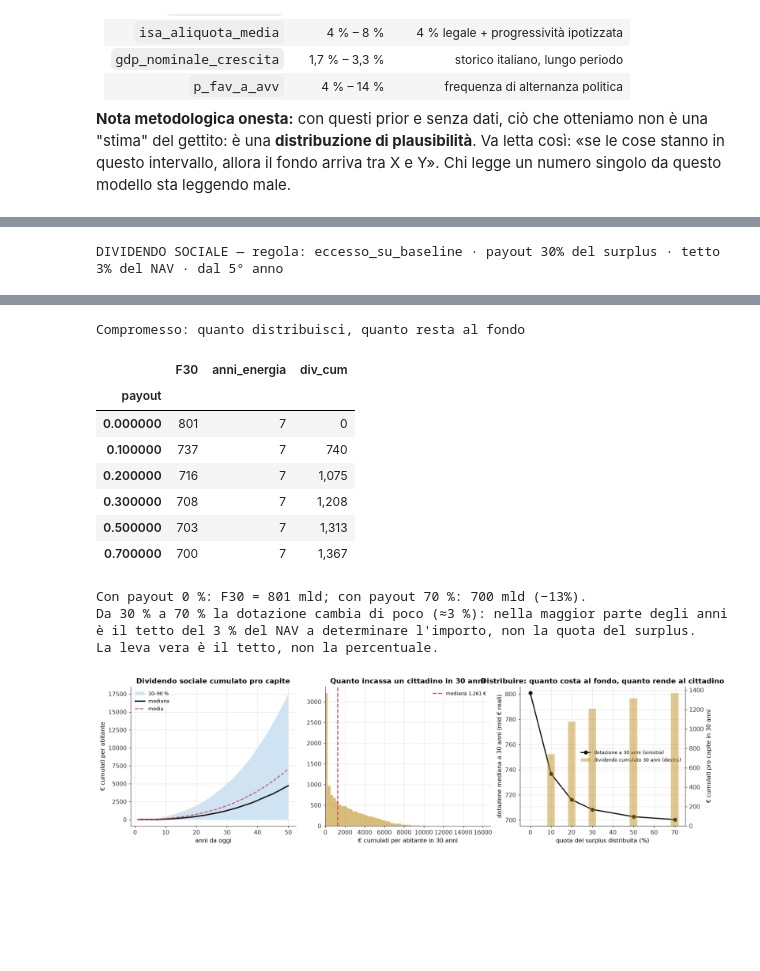
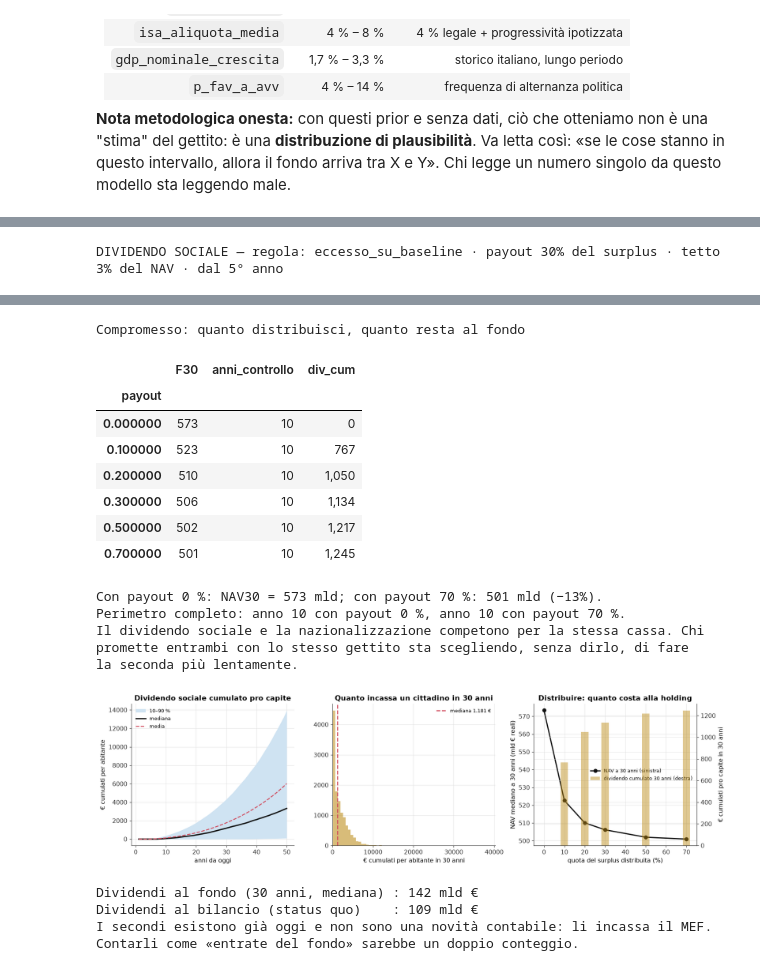
Before and after one commit to massimilianoromanello95-dotcom/Fuffaguru_AVS, a Jupyter notebook: notebooks/01_fondo_sovrano.ipynb, the cells around one changed output, grey strips where cells are left out. Drawn from its saved outputs; the diff is of its cells as text; code cells hidden in the pictures; blank space fills up the shorter version.

```diff
--- a/notebooks/01_fondo_sovrano.ipynb
+++ b/notebooks/01_fondo_sovrano.ipynb
@@ -893,7 +951,7 @@ for al in aliquote:
     y = [(P0["fonti.ipp_ricchezza_netta_mld"] * quota_oltre_soglia(s) * al
           * P0["fonti.ipp_compliance"]) - P0["fonti.ipp_costi_gestione_mld"] for s in soglie]
     axes[0].plot(soglie / 1e3, np.maximum(y, 0), marker="o", ms=4,
-                 label=f"aliquota {al * 100:.1f} %")
+                 label=f"aliquota {al * 100:.2f} %")
 axes[0].axvline(500, color=C["accent"], ls="--", lw=1.2)
 axes[0].text(510, axes[0].get_ylim()[1] * 0.93, "soglia scelta\n500 k€", fontsize=8.5,
              color=C["accent"], va="top")
@@ -1769,9 +2262,8 @@ else:
     MKT.to_csv(CSV_PATH, index=False)
     fonte = f"scritto in {CSV_PATH.name} (modificalo e rilancia per usare i tuoi dati)"
 
-COLMAP = {"ENEL": "enel", "ENI": "eni", "Poste Italiane": "poste", "Terna": "terna",
-          "Snam": "snam", "Leonardo": "leonardo", "FS / Trenitalia": "fs",
-          "TIM rete (NetCo)": "tim"}
+COLMAP = {"ENEL": "enel", "ENI": "eni", "Poste": "poste", "Terna": "terna",
+          "Snam": "snam", "Leonardo": "leonardo", "TIMrete": "tim"}
 
 _cols = [COLMAP[t] for t in BASKET.index]
 _R = MKT[_cols].to_numpy(dtype=float)
@@ -1902,7 +2394,17 @@ p0[:, 2] = np.clip(p0[:, 2], M.y_prior_lo + 1e-3, M.y_prior_hi - 1e-3)
 p0[:, 3] = np.clip(p0[:, 3], 0.001, 0.079)
 
 if HAS_EMCEE:
+    # Seed esplicito: `seed=` non è un argomento di EnsembleSampler (viene
+    # inghiottito da **kwargs e ignorato) — il generatore va assegnato a mano.
+    # Senza questo, ogni run del notebook produce numeri diversi e i commenti
+    # nei markdown invecchiano da soli.
+    # emcee tocca ANCHE il generatore globale (oltre al proprio
+    # `random_state`), quindi vanno seminati entrambi — altrimenti ogni run
+    # del notebook produce una catena diversa e i numeri nei commenti
+    # invecchiano da soli. Verificato: due run identiche danno lo stesso μ.
+    np.random.seed(SEED)
     _sampler = emcee.EnsembleSampler(nwalk, 4, log_post)
+    _sampler.random_state = np.random.RandomState(SEED)
     _sampler.run_mcmc(p0, M.n_steps, progress=False)
     CHAINS = _sampler.get_chain(discard=M.n_burn, thin=M.thin)        # (nwalk, nkept, 4)
     ACC = float(np.mean(_sampler.acceptance_fraction))
@@ -2608,34 +3203,33 @@ ax.spines[["top", "right"]].set_visible(False)
 # (c) trade-off: quanto costa distribuire, e chi decide davvero il payout
 ax = axes[2]
 payouts = [0.0, 0.10, 0.20, 0.30, 0.50, 0.70]
-_soglia_energia = BENCH.loc["Pacchetto energia (ENI+ENEL+Snam+Terna)", "soglia_mld"]
 res = []
 for q in payouts:
     _p = {**P0, "spesa.payout_quota": q}
     _r = np.random.default_rng(77)
     _pp = costruisci_parametri(2000, _r, base=_p)
     _s = simula_fondo(_pp, 2000, T, _r, baseline=BASE_MAIN)
-    _prob = np.array([np.mean(_s["F_reale"][:, t] >= _soglia_energia) for t in range(T + 1)])
-    _hit = np.where(_prob >= 0.5)[0]
+    _a = _s["ANNO_C"].max(axis=1)
+    _a = np.where(_a <= T, _a, np.nan)
     res.append(dict(
         payout=q,
         F30=np.median(_s["F_reale"][:, 30]),
-        anni_energia=int(_hit[0]) if len(_hit) else np.nan,
+        anni_controllo=float(np.nanmedian(_a)) if np.any(~np.isnan(_a)) else np.nan,
         div_cum=np.median(np.sum(_s["D_reale"][:, :30], axis=1) * 1e9 / POP),
     ))
 TRADEOFF = pd.DataFrame(res).set_index("payout")
-display(TRADEOFF.style.format({"F30": "{:,.0f}", "anni_energia": "{:.0f}", "div_cum": "{:,.0f}"})
+display(TRADEOFF.style.format({"F30": "{:,.0f}", "anni_controllo": "{:.0f}", "div_cum": "{:,.0f}"})
         .set_caption("Compromesso: quanto distribuisci, quanto resta al fondo"))
 
 _ax2 = ax.twinx()
 ax.plot(TRADEOFF.index * 100, TRADEOFF["F30"], marker="o", color=C["tot"], lw=2,
-        label="dotazione a 30 anni (sinistra)")
+        label="NAV a 30 anni (sinistra)")
 _ax2.bar(TRADEOFF.index * 100, TRADEOFF["div_cum"], width=3.6,
          color=C["ipp"], alpha=0.45, label="dividendo cumulato 30 anni (destra)")
 ax.set_xlabel("quota del surplus distribuita (%)")
-ax.set_ylabel("dotazione mediana a 30 anni (mld € reali)")
+ax.set_ylabel("NAV mediano a 30 anni (mld € reali)")
 _ax2.set_ylabel("€ cumulati pro capite in 30 anni")
-ax.set_title("Distribuire: quanto costa al fondo, quanto rende al cittadino")
+ax.set_title("Distribuire: quanto costa alla holding")
 ax.set_xlim(-5, 75)
 ax.spines[["top"]].set_visible(False)
 _ax2.spines[["top"]].set_visible(False)
@@ -2643,15 +3237,22 @@ _h1, _l1 = ax.get_legend_handles_labels()
 _h2, _l2 = _ax2.get_legend_handles_labels()
 ax.legend(_h1 + _h2, _l1 + _l2, fontsize=8.2, loc="center right")
 
-print(f"Con payout 0 %: F30 = {TRADEOFF.loc[0.0, 'F30']:.0f} mld; con payout 70 %: "
+print(f"Con payout 0 %: NAV30 = {TRADEOFF.loc[0.0, 'F30']:.0f} mld; con payout 70 %: "
       f"{TRADEOFF.loc[0.70, 'F30']:.0f} mld (−{1 - TRADEOFF.loc[0.70, 'F30'] / TRADEOFF.loc[0.0, 'F30']:.0%}).")
-print("Da 30 % a 70 % la dotazione cambia di poco (≈3 %): nella maggior parte degli anni\n"
-      "è il tetto del 3 % del NAV a determinare l'importo, non la quota del surplus.\n"
-      "La leva vera è il tetto, non la percentuale.")
+print(f"Perimetro completo: anno {TRADEOFF.loc[0.0, 'anni_controllo']:.0f} con payout 0 %, "
+      f"anno {TRADEOFF.loc[0.70, 'anni_controllo']:.0f} con payout 70 %.")
+print("Il dividendo sociale e la nazionalizzazione competono per la stessa cassa. Chi\n"
+      "promette entrambi con lo stesso gettito sta scegliendo, senza dirlo, di fare\n"
+      "la seconda più lentamente.")
 
 plt.tight_layout()
 savefig(fig, "10_dividendo")
 plt.show()
+
+print(f"\nDividendi al fondo (30 anni, mediana) : {np.median(DIV_F[:, :30].sum(axis=1)):.0f} mld €")
+print(f"Dividendi al bilancio (status quo)    : {np.median(DIV_B[:, :30].sum(axis=1)):.0f} mld €")
+print("I secondi esistono già oggi e non sono una novità contabile: li incassa il MEF.\n"
+      "Contarli come «entrate del fondo» sarebbe un doppio conteggio.")
 # %% [output]
 DIVIDENDO SOCIALE — regola: eccesso_su_baseline · payout 30% del surplus · tetto 3% del NAV · dal 5° anno
 |  | mld € distribuiti (media) | €/abitante medio | €/abitante mediano | €/abitante P95 | P(nessun dividendo) |
@@ -2668,20 +3269,25 @@ Dividendo medio al 30° anno: 153 €/abitante — mediano 0 €.
 Il divario mediana/media non è un errore: distribuendo solo i residui favorevoli,
 in metà dei mondi non si distribuisce nulla. Il 'reddito per tutti' è zero
 nell'anno tipico, e la media è trascinata dai mondi in cui le cose vanno bene.
 Compromesso: quanto distribuisci, quanto resta al fondo
-|  | F30 | anni_energia | div_cum |
+|  | F30 | anni_controllo | div_cum |
 | payout |  |  |  |
-| 0.000000 | 801 | 7 | 0 |
-| 0.100000 | 737 | 7 | 740 |
-| 0.200000 | 716 | 7 | 1,075 |
-| 0.300000 | 708 | 7 | 1,208 |
-| 0.500000 | 703 | 7 | 1,313 |
-| 0.700000 | 700 | 7 | 1,367 |
+| 0.000000 | 573 | 10 | 0 |
+| 0.100000 | 523 | 10 | 767 |
+| 0.200000 | 510 | 10 | 1,050 |
+| 0.300000 | 506 | 10 | 1,134 |
+| 0.500000 | 502 | 10 | 1,217 |
+| 0.700000 | 501 | 10 | 1,245 |
-Con payout 0 %: F30 = 801 mld; con payout 70 %: 700 mld (−13%).
-Da 30 % a 70 % la dotazione cambia di poco (≈3 %): nella maggior parte degli anni
-è il tetto del 3 % del NAV a determinare l'importo, non la quota del surplus.
-La leva vera è il tetto, non la percentuale.
+Con payout 0 %: NAV30 = 573 mld; con payout 70 %: 501 mld (−13%).
+Perimetro completo: anno 10 con payout 0 %, anno 10 con payout 70 %.
+Il dividendo sociale e la nazionalizzazione competono per la stessa cassa. Chi
+promette entrambi con lo stesso gettito sta scegliendo, senza dirlo, di fare
+la seconda più lentamente.
-[figure, old version]
+[figure, new version]
+Dividendi al fondo (30 anni, mediana) : 142 mld €
+Dividendi al bilancio (status quo)    : 109 mld €
+I secondi esistono già oggi e non sono una novità contabile: li incassa il MEF.
+Contarli come «entrate del fondo» sarebbe un doppio conteggio.
 # %% [markdown]
 ## §13 — Quale manopola sposta davvero l'ago
 
```
Also changed, not shown: parts of 33 cells of this notebook, 27 other files.
